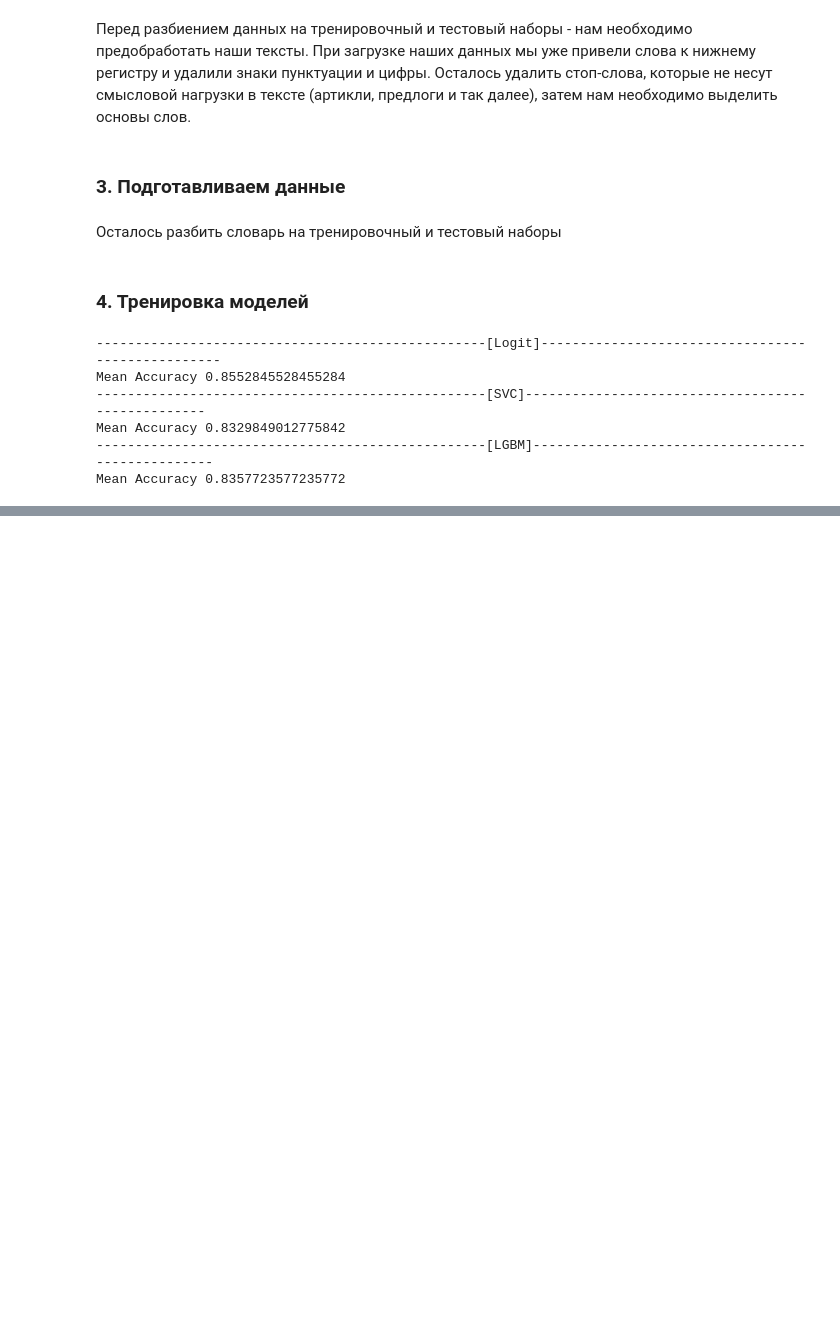
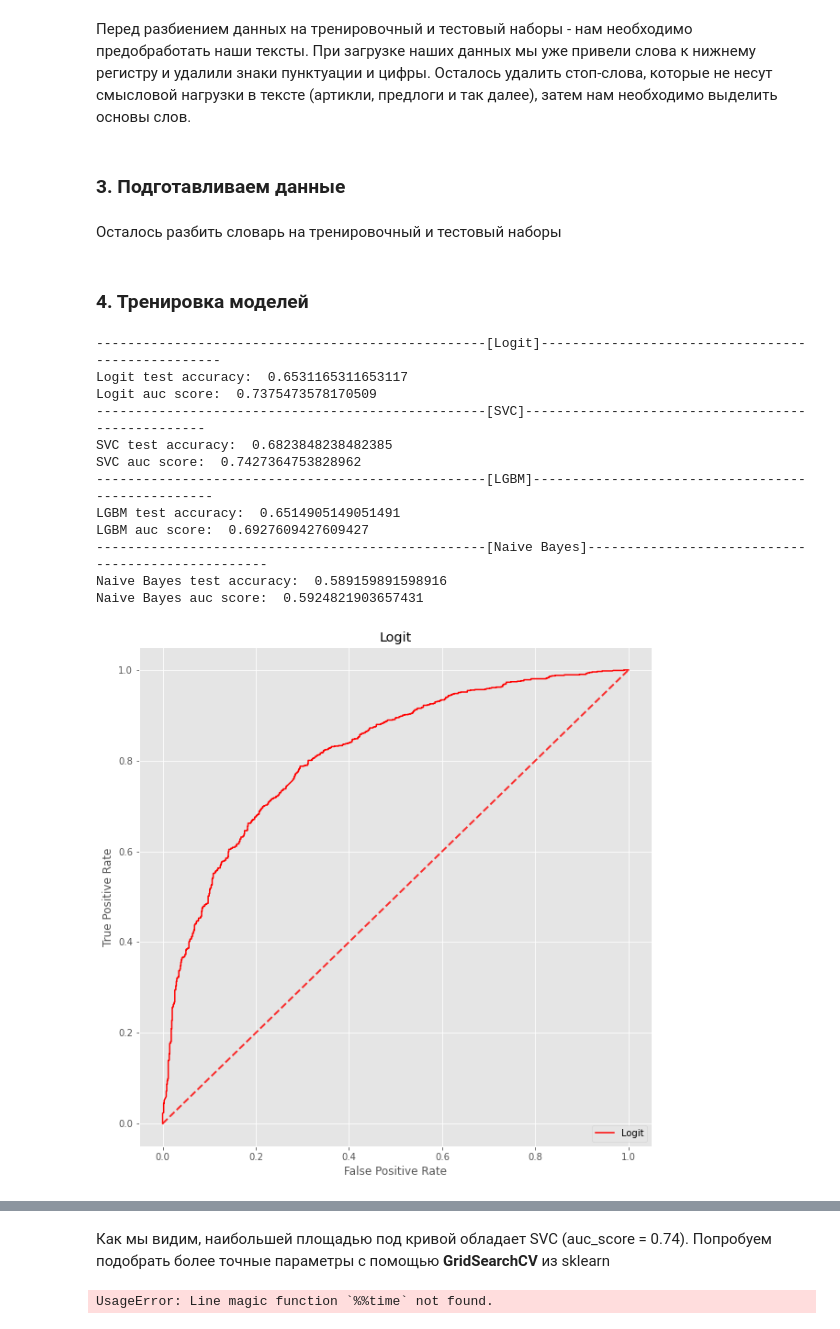
Before and after one commit to LuxAeterna311/DS-researches, a Jupyter notebook: TextBlowber.ipynb, the cells around one changed output, grey strips where cells are left out. Cells and saved outputs as stored; diff of their text form; code cells hidden in the pictures; blank space fills up the shorter version.

```diff
--- a/TextBlowber.ipynb
+++ b/TextBlowber.ipynb
@@ -100,9 +99,9 @@ path = [r"C:\Users\Sergei\Desktop\Downloads\datasets\amazon_alexa.tsv"]
 
 tsv_dictionary = TsvLoader(path, "\t", "verified_reviews", "feedback")
 # %%
-path = [r"C:\Users\Sergei\Desktop\Downloads\datasets\amazon_cells_labelled.txt",
-        r"C:\Users\Sergei\Desktop\Downloads\datasets\imdb_labelled.txt",
-        r"C:\Users\Sergei\Desktop\Downloads\datasets\yelp_labelled.txt"]
+path = [r"amazon_cells_labelled.txt",
+        r"imdb_labelled.txt",
+        r"yelp_labelled.txt"]
 
 txt_dictionary = TxtLoader(path)
 # %%
@@ -175,15 +175,47 @@ classifiers = [
 ]
-# %%
-for name, classifier in zip(names, classifiers):
-    print("-" * 50 + "[" + name + "]" + "-" * 50)
-    vectorized_X = TfidfVectorizer().fit_transform(train_X)
-    scores = cross_val_score(classifier, vectorized_X, train_y, cv = 5, scoring = )
-    print("Mean accuracy", scores.mean())
-    print("Std accuracy", scores.std())
-# %% [output]
---------------------------------------------------[Logit]--------------------------------------------------
-Mean Accuracy 0.8552845528455284
---------------------------------------------------[SVC]--------------------------------------------------
-Mean Accuracy 0.8329849012775842
---------------------------------------------------[LGBM]--------------------------------------------------
-Mean Accuracy 0.8357723577235772
+# %%
+# Создадим векторизатор наших данных (Будем преобразовать отзывы в разреженную матрицу слов их взвешенной частотностью)
+vectorizer = TfidfVectorizer().fit(train_X)
+# %%
+def plot_roc(clf, name, test_x, test_y, color):
+    metrics.plot_roc_curve(clf, test_x, test_y, label = name, color = color)
+    plt.title(name)
+    plt.plot([0, 1], [0, 1], linestyle='--', lw=2, color='r', alpha=.8)
+
+    print(name + " auc score: ", metrics.roc_auc_score(clf.predict(test_x), test_y))
+# %%
+i = 0
+colors = ["red", "green", "blue", "yellow"]
+
+for name, clf in zip(names, classifiers):
+    print("-" * 50 + "[" + name + "]" + "-" * 50)
+    if name == "Naive Bayes":  # Для гаусовского классификатора нужно привести разреженную матрицу к явному виду
+        vectorized_train_X = vectorizer.transform(train_X).toarray()
+        vectorized_test_X = vectorizer.transform(test_X).toarray()
+    else:
+        vectorized_train_X = vectorizer.transform(train_X)
+        vectorized_test_X = vectorizer.transform(test_X)
+
+    clf.fit(vectorized_train_X, train_y)
+
+    predictions = clf.predict(vectorized_test_X)
+    test_accuracy = metrics.accuracy_score(predictions, test_y)
+
+    print(name + " test accuracy: ", test_accuracy)
+
+    plot_roc(clf, name, vectorized_test_X, test_y, colors[i])
+    i += 1
+# %% [output]
+--------------------------------------------------[Logit]--------------------------------------------------
+Logit test accuracy:  0.6531165311653117
+Logit auc score:  0.7375473578170509
+--------------------------------------------------[SVC]--------------------------------------------------
+SVC test accuracy:  0.6823848238482385
+SVC auc score:  0.7427364753828962
+--------------------------------------------------[LGBM]--------------------------------------------------
+LGBM test accuracy:  0.6514905149051491
+LGBM auc score:  0.6927609427609427
+--------------------------------------------------[Naive Bayes]--------------------------------------------------
+Naive Bayes test accuracy:  0.589159891598916
+Naive Bayes auc score:  0.5924821903657431
+[figure, added]
@@ -189,0 +225,2 @@ Mean Accuracy 0.8357723577235772
+# %% [markdown]
+Как мы видим, наибольшей площадью под кривой обладает SVC (auc_score = 0.74). Попробуем подобрать более точные параметры с помощью **GridSearchCV** из sklearn
@@ -189,0 +231,12 @@ Mean Accuracy 0.8357723577235772
+# %%
+# Подбираем параметры
+params = {"kernel": ["linear", "poly", "rbf"],
+          "degree": range(0, 3),
+          "C": np.arange(1, 2, 0.5)}
+
+clf = GridSearchCV(SVC(), param_grid = params,
+                  cv = 5, scoring = "accuracy")
+
+clf.fit(vectorized_train_X, train_y)
+# %% [output]
+UsageError: Line magic function `%%time` not found.
```
Also changed, not shown: parts of 12 cells of this notebook.
